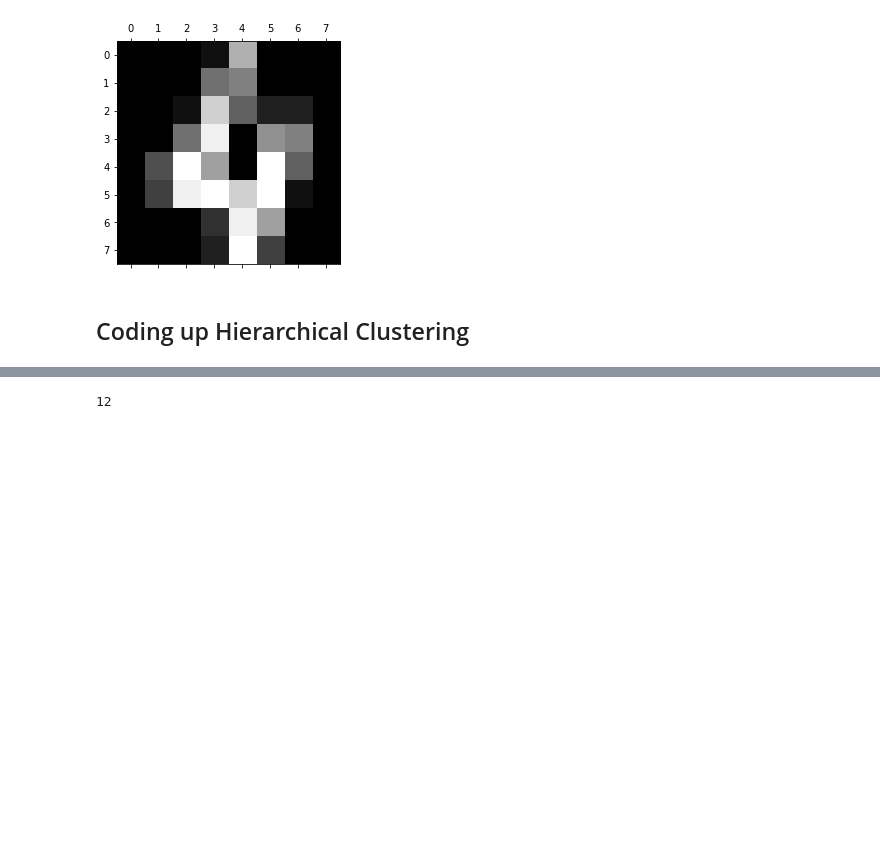
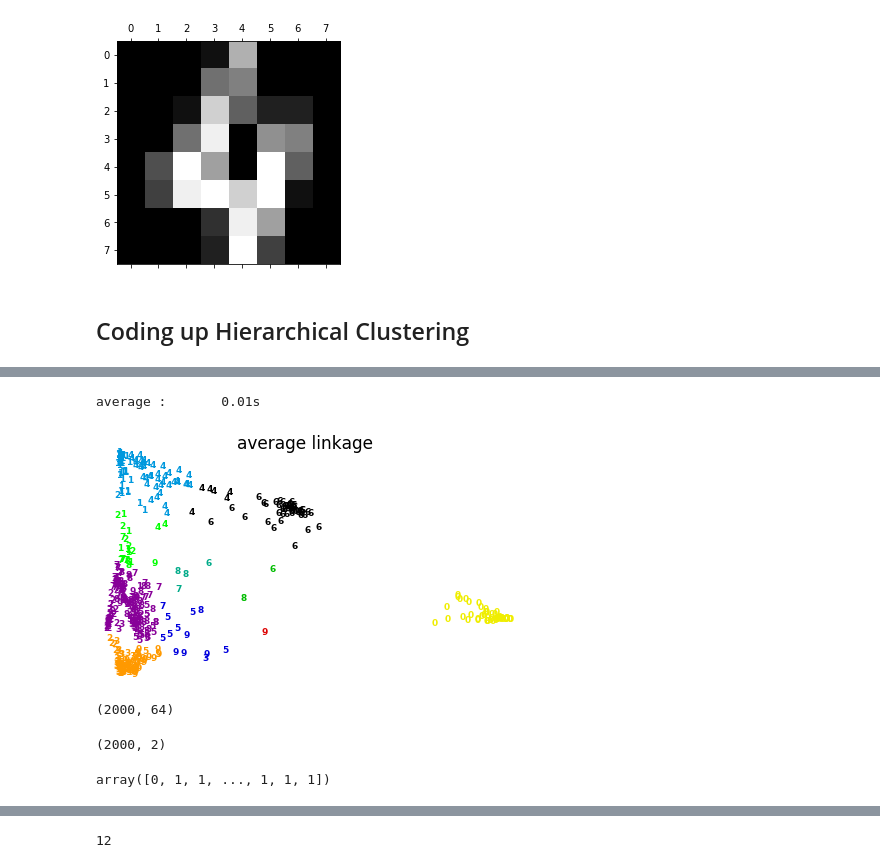
Before and after one commit to jeinson/CM_S19, a Jupyter notebook: Lab_8/Lab_8_Hierarchical_Clustering_Answers.ipynb, the cells around one changed output, grey strips where cells are left out. Cells and saved outputs as stored; diff of their text form; code cells hidden in the pictures; blank space fills up the shorter version.

```diff
--- a/Lab_8/Lab_8_Hierarchical_Clustering_Answers.ipynb
+++ b/Lab_8/Lab_8_Hierarchical_Clustering_Answers.ipynb
@@ -118 +156,22 @@ clusterSanityCheck(clusterSetList, n)
 assert len(clusterHeightList) == len(clusterSetList), "each cluster needs a merge height"
+# %%
+def clusterAssignments(clusterSetList, clusterHeightList, cutOffheight):
+    maximalClusterSets = []
+    n = 0
+    for clusterSetCandidate, clusterHeight in zip(reversed(clusterSetList), reversed(clusterHeightList)):
+        if clusterHeight > cutOffheight:
+            continue
+        notASubset = True
+        for clusterToCheck in maximalClusterSets:
+            if clusterSetCandidate.issubset(clusterToCheck):
+                notASubset = False
+        if notASubset:
+#             print("appending")
+            maximalClusterSets.append(clusterSetCandidate)
+            n += len(clusterSetCandidate)
+    print(n)
+    clusterMapIdxs = [-1]*n
+    for clustNum, clusterSet in enumerate(maximalClusterSets):
+        for elem in clusterSet:
+            clusterMapIdxs[elem] = clustNum
+    return(maximalClusterSets, clusterMapIdxs)
@@ -178,0 +321,26 @@ def clusterAssignments(clusterSetList, clusterHeightList, cutOffheight):
+# %%
+for linkage in ["average"]:#('ward', 'average', 'complete', 'single'):
+    clustering = AgglomerativeClustering(linkage=linkage, n_clusters=10)
+    t0 = time()
+    clustering.fit(X_red)
+    print("%s :\t%.2fs" % (linkage, time() - t0))
+
+    plot_clustering(X_red, clustering.labels_, "%s linkage" % linkage)
+
+
+plt.show()
+# %% [output]
+average :       0.01s
+[figure, added]
+# %%
+X.shape
+# %% [output]
+(2000, 64)
+# %%
+X_red.shape
+# %% [output]
+(2000, 2)
+# %%
+clustering.labels_
+# %% [output]
+array([0, 1, 1, ..., 1, 1, 1])
```
Also changed, not shown: parts of 17 cells of this notebook.
